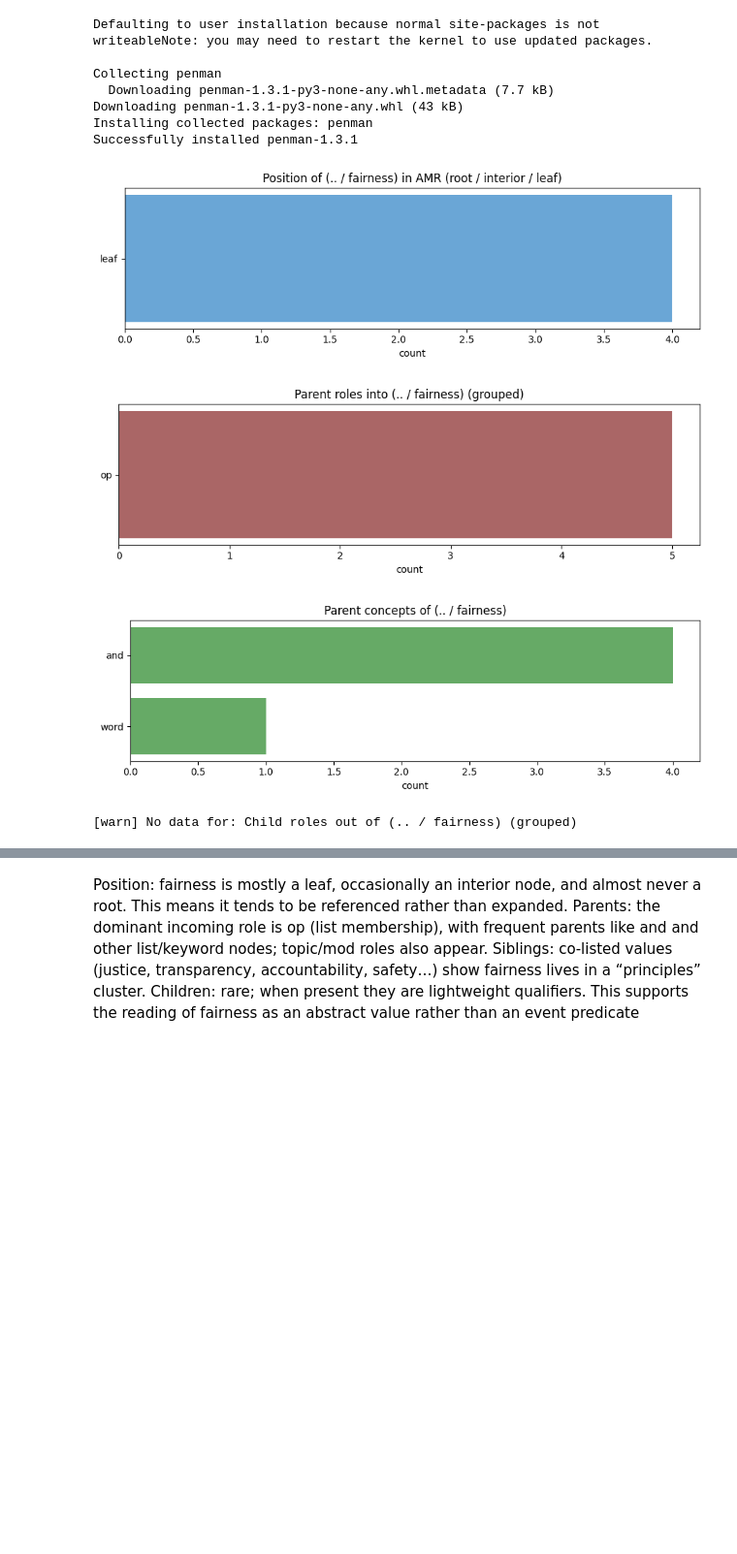
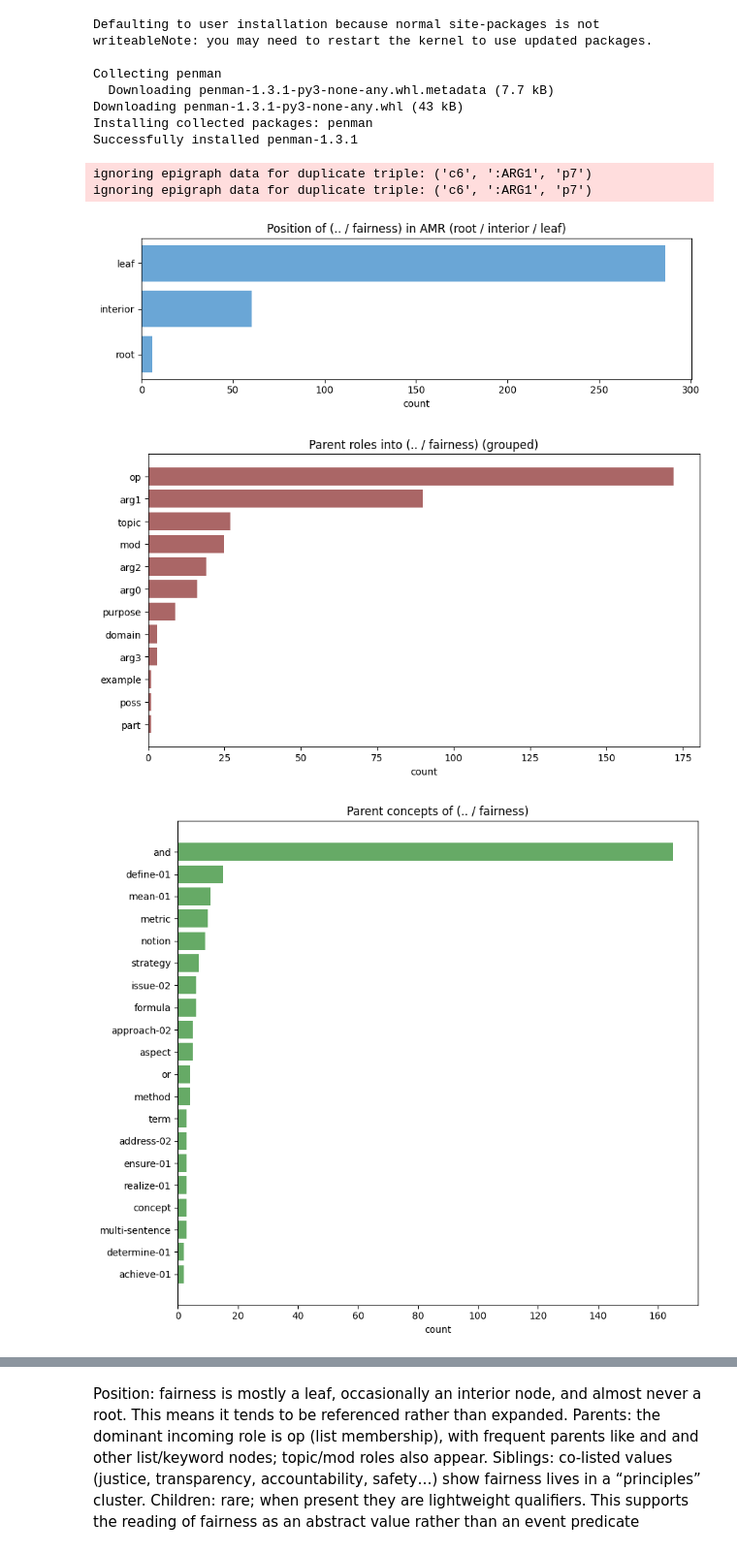
Before and after one commit to Hugosh71/Projet_CHAI_Fairness_TelecomParis, a Jupyter notebook: notebooks/IA_717_ProjectCHAI-fairness_2025_mlatoundji.ipynb, the cells around one changed output, grey strips where cells are left out. Shown at 97% size. Drawn from its saved outputs; the diff is of its cells as text; code cells hidden in the pictures; blank space fills up the shorter version.

```diff
--- a/notebooks/IA_717_ProjectCHAI-fairness_2025_mlatoundji.ipynb
+++ b/notebooks/IA_717_ProjectCHAI-fairness_2025_mlatoundji.ipynb
@@ -1064,35 +1064,36 @@ def analyze_fairness_amr(amr_path: str, max_bars: int = 20) -> None:
         vals = [v for _,v in items]
         plt.figure(figsize=(9, max(3, 0.35*len(items)+1)))
         plt.barh(labels[::-1], vals[::-1], color=color)
         plt.title(title)
         plt.xlabel('count')
         plt.tight_layout()
         plt.show()
 
     # Visualizations
     plot_counter('Position of (.. / fairness) in AMR (root / interior / leaf)', position_counts, color='#6AA6D6')
     plot_counter('Parent roles into (.. / fairness) (grouped)', parent_role_counts, color='#A66')
     plot_counter('Parent concepts of (.. / fairness)', parent_concept_counts, color='#6A6')
     plot_counter('Child roles out of (.. / fairness) (grouped)', child_role_counts, color='#AA6')
     plot_counter('Sibling concepts (same parent as fairness)', sibling_concept_counts, color='#6666AA')
 
     # Console peeks
     print('Top positions:', position_counts.most_common(5))
     print('Top parent roles:', parent_role_counts.most_common(10))
     print('Top parent concepts:', parent_concept_counts.most_common(10))
     print('Top child roles:', child_role_counts.most_common(10))
     print('Top sibling concepts:', sibling_concept_counts.most_common(10))
     # Examples
     for fam, exs in list(parent_examples.items())[:5]:
         print(f'Examples parent role {fam}:', exs[:3])
     for fam, exs in list(child_examples.items())[:5]:
         print(f'Examples child role {fam}:', exs[:3])
 
 # Examples:
-analyze_fairness_amr('fairness-small.amr')
+analyze_fairness_amr('../data/fair_AMR-500_clean.amr')
 # analyze_fairness_amr('mapaie\\mapaie\\key_penmans.amr')
 # %% [output]
+ignoring epigraph data for duplicate triple: ('c6', ':ARG1', 'p7')
+ignoring epigraph data for duplicate triple: ('c6', ':ARG1', 'p7')
-[figure, old version]
+[figure, new version]
-[figure, old version]
+[figure, new version]
-[figure, old version]
+[figure, new version]
-[warn] No data for: Child roles out of (.. / fairness) (grouped)
```
Also changed, not shown: parts of 2 cells of this notebook, 1 other file.
